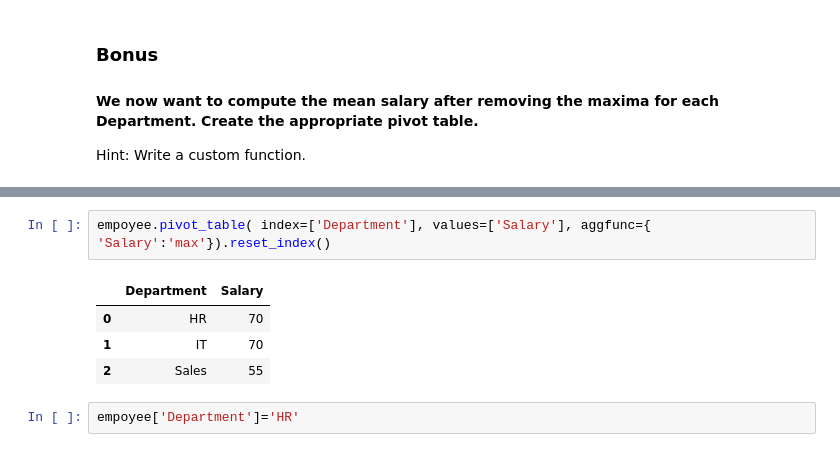
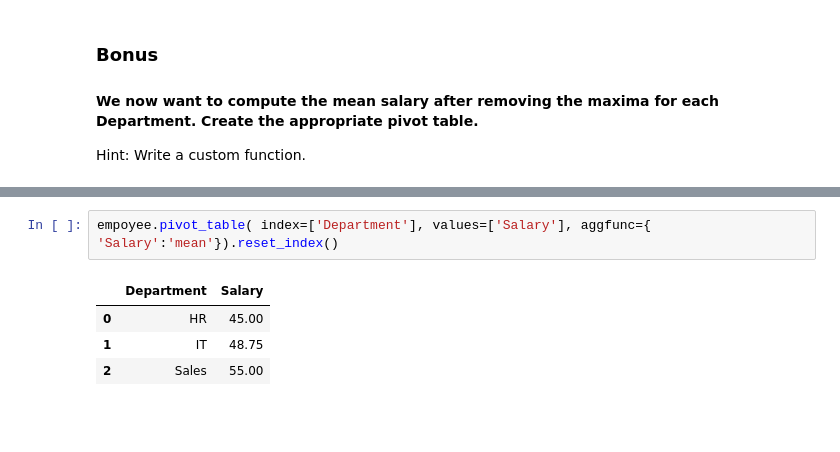
Before and after one commit to Jiaxing7/lab-pivot-table-and-correlation, a Jupyter notebook: your_code/main.ipynb, the cells around one changed output, grey strips where cells are left out. Cells and saved outputs as stored; diff of their text form; blank space fills up the shorter version.

```diff
--- a/your_code/main.ipynb
+++ b/your_code/main.ipynb
@@ -151,9 +178,7 @@ SyntaxError: invalid syntax (2120111234.py, line 1)
 # %%
-empoyee.pivot_table( index=['Department'], values=['Salary'], aggfunc={ 'Salary':'max'}).reset_index()
+empoyee.pivot_table( index=['Department'], values=['Salary'], aggfunc={ 'Salary':'mean'}).reset_index()
 # %% [output]
 |  | Department | Salary |
-| 0 | HR | 70 |
-| 1 | IT | 70 |
-| 2 | Sales | 55 |
+| 0 | HR | 45.00 |
+| 1 | IT | 48.75 |
+| 2 | Sales | 55.00 |
-# %%
-empoyee['Department']='HR'
```
Also changed, not shown: parts of 11 cells of this notebook.
